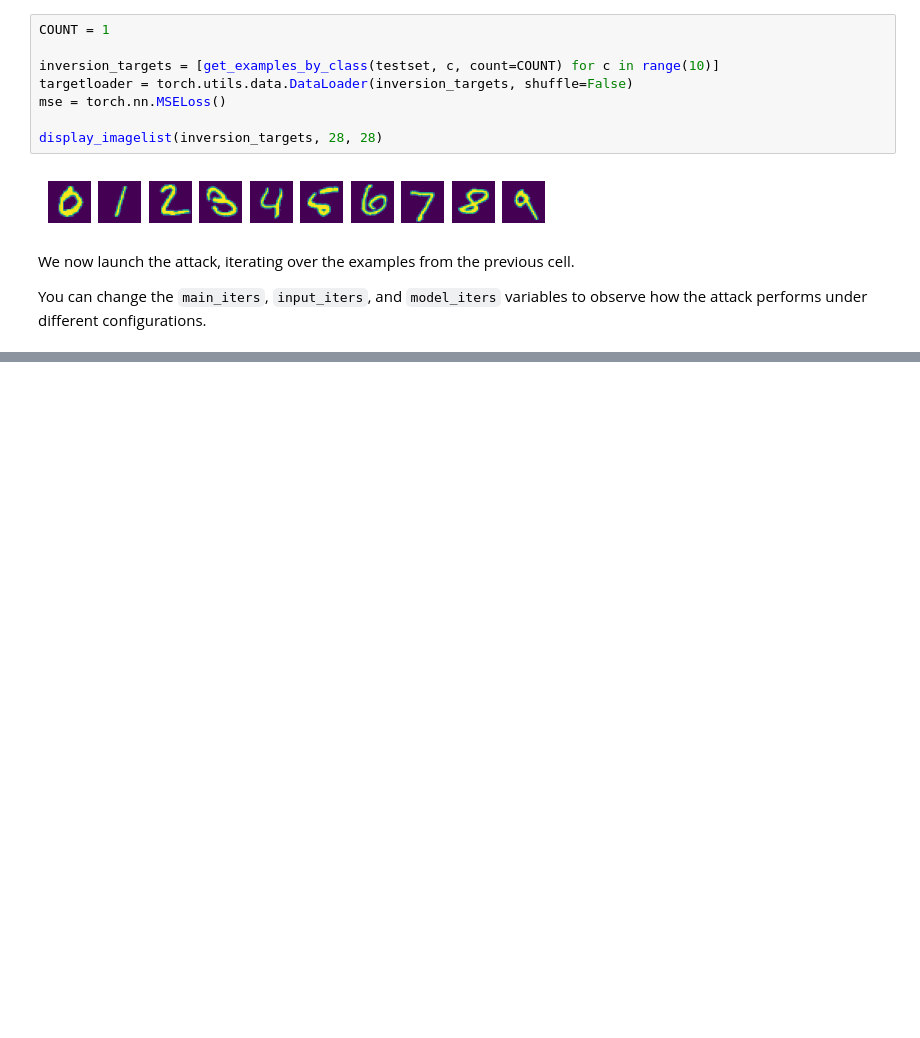
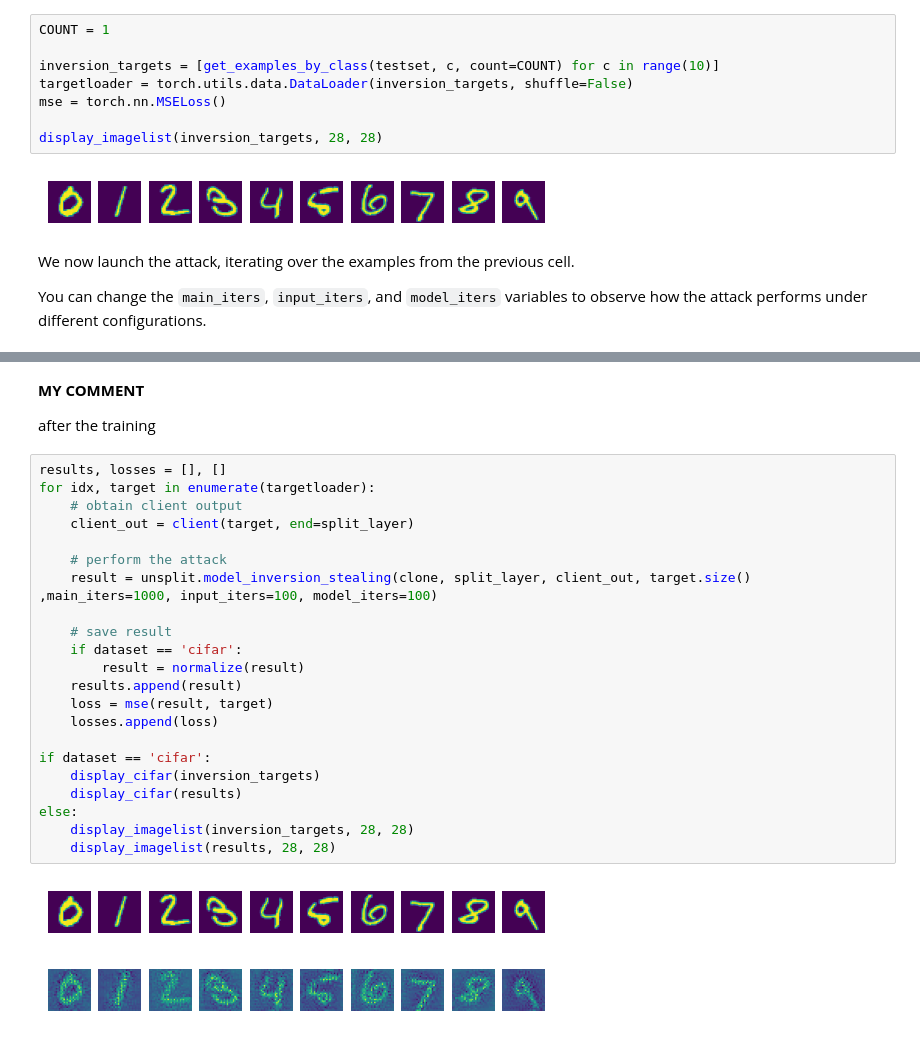
Before and after one commit to Andron00e/private-knowledge, a Jupyter notebook: unsplit/model_inversion_stealing.ipynb, the cells around one changed output, grey strips where cells are left out. Cells and saved outputs as stored; diff of their text form; blank space fills up the shorter version.

```diff
--- a/unsplit/model_inversion_stealing.ipynb
+++ b/unsplit/model_inversion_stealing.ipynb
@@ -125,0 +114,29 @@ else:
+# %% [markdown]
+**MY COMMENT**
+
+after the training
+# %%
+results, losses = [], []
+for idx, target in enumerate(targetloader):
+    # obtain client output
+    client_out = client(target, end=split_layer)
+
+    # perform the attack
+    result = unsplit.model_inversion_stealing(clone, split_layer, client_out, target.size() ,main_iters=1000, input_iters=100, model_iters=100)
+
+    # save result
+    if dataset == 'cifar':
+        result = normalize(result)
+    results.append(result)
+    loss = mse(result, target)
+    losses.append(loss)
+
+if dataset == 'cifar':
+    display_cifar(inversion_targets)
+    display_cifar(results)
+else:
+    display_imagelist(inversion_targets, 28, 28)
+    display_imagelist(results, 28, 28)
+# %% [output]
+[figure, added]
+[figure, added]
```
Also changed, not shown: parts of 4 cells of this notebook, 15 other files.
